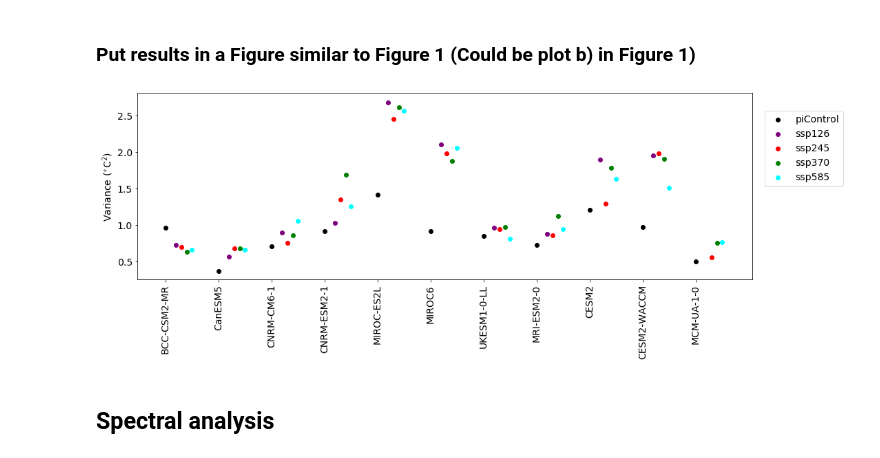
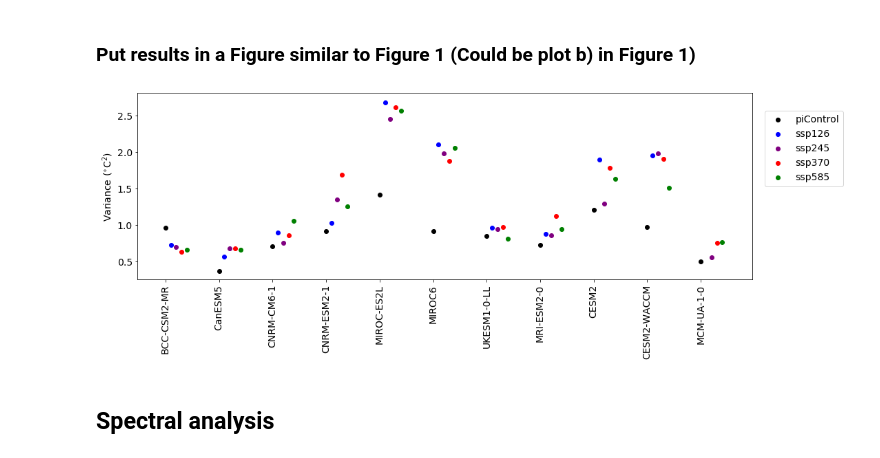
Before and after one commit to Hegebf/enso_paper, a Jupyter notebook: notebooks/monthly_single_member_analyses.ipynb, the cells around one changed output. Drawn from its saved outputs; the diff is of its cells as text; code cells hidden in the pictures.

```diff
--- a/notebooks/monthly_single_member_analyses.ipynb
+++ b/notebooks/monthly_single_member_analyses.ipynb
@@ -217,28 +217,28 @@ x = {}
 colors = ['black', 'blue', 'purple', 'red', 'green', 'cyan']
 color_dict = {}
 delta_x = 0.1
-for ind,exp in enumerate(experiments):
+for ind,exp in enumerate(['piControl', 'ssp126', 'ssp245', 'ssp370', 'ssp585']):
     x[exp] = np.arange(len(models)) + 1 + delta_x*ind
     color_dict[exp] = colors[ind]
 # %%
 # create figure:
 fig, ax = plt.subplots(figsize = [16,5])
 
 for (k,model) in enumerate(models):
-    for exp in experiments:
+    for exp in ['piControl', 'ssp126', 'ssp245', 'ssp370', 'ssp585']:
         if exp in anomalies[model]:
             anom = anomalies[model][exp]
             if k == 1:
                 ax.scatter(x[exp][k], anom.var(),  marker = 'o', color=color_dict[exp], label = exp)
             else:
                 ax.scatter(x[exp][k], anom.var(),  marker = 'o', color=color_dict[exp])
 
 ax.tick_params(axis='both',labelsize=14)
 ax.set_ylabel('Variance ($^{\circ}$C$^2$)', fontsize = 14)
 plt.xticks(x['piControl'], models, rotation=90);
 ax.legend(loc=(1.02,0.5), fontsize = 14);
 # %% [output]
-[figure, old version]
+[figure, new version]
 # %% [markdown]
 ## Spectral analysis
 # %%
```
Also changed, not shown: parts of 3 cells of this notebook, 1 other file.
